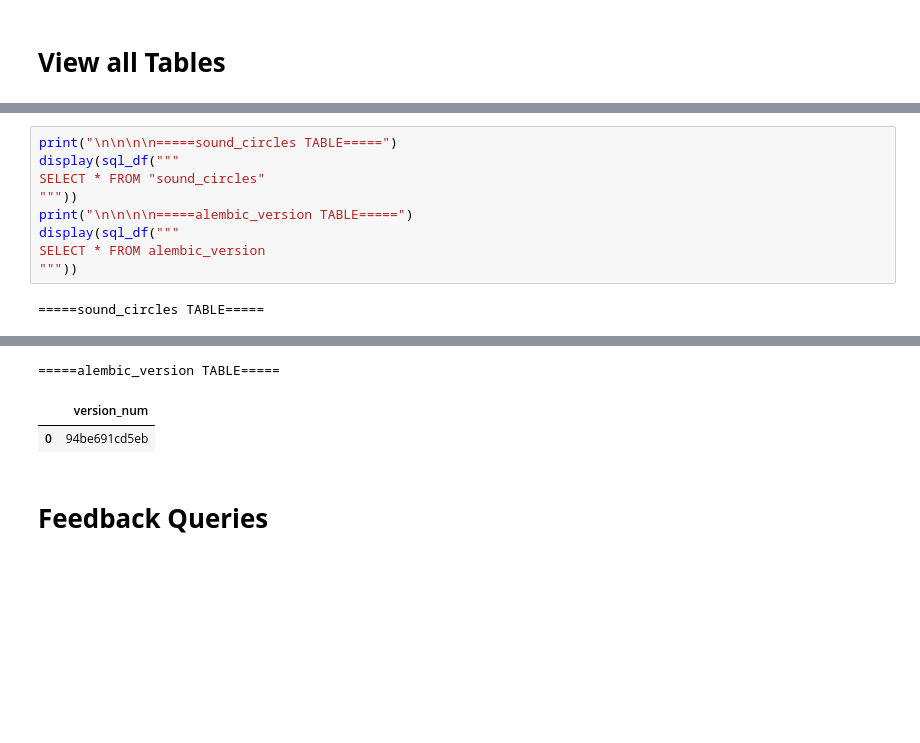
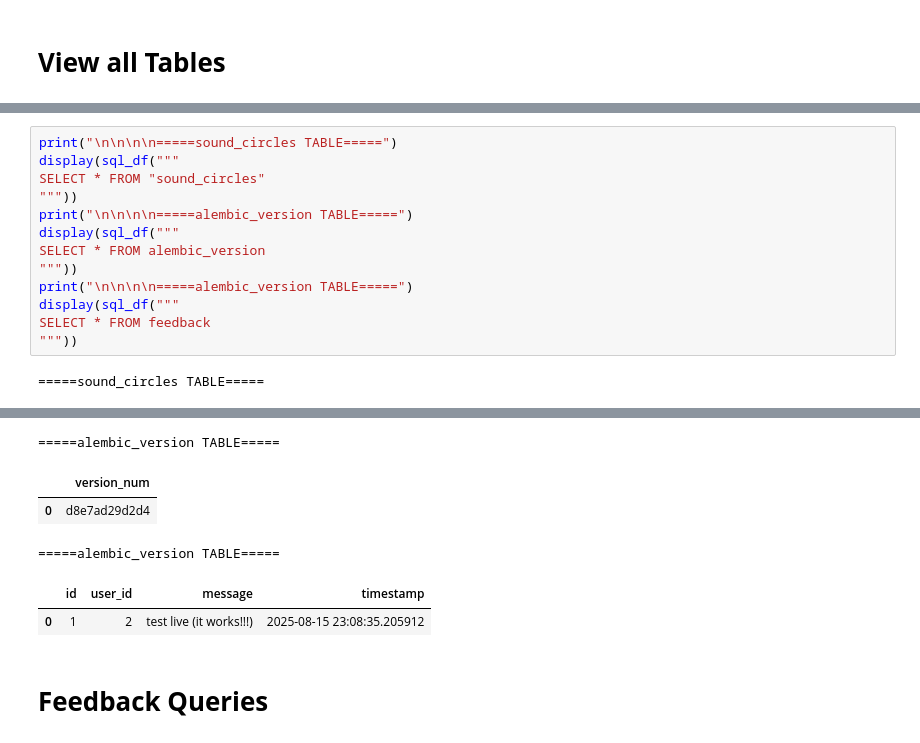
Before and after one commit to nickhellmer/vibedrop, a Jupyter notebook: inspect_db-prod.ipynb, the cells around one changed output, grey strips where cells are left out. Cells and saved outputs as stored; diff of their text form; blank space fills up the shorter version.

```diff
--- a/inspect_db-prod.ipynb
+++ b/inspect_db-prod.ipynb
@@ -148,23 +151,30 @@ SELECT * FROM song_feedback
 # %%
 print("\n\n\n\n=====sound_circles TABLE=====")
 display(sql_df("""
 SELECT * FROM "sound_circles"
 """))
 print("\n\n\n\n=====alembic_version TABLE=====")
 display(sql_df("""
 SELECT * FROM alembic_version
 """))
+print("\n\n\n\n=====alembic_version TABLE=====")
+display(sql_df("""
+SELECT * FROM feedback
+"""))
 # %% [output]
 =====sound_circles TABLE=====
 |  | id | circle_name | drop_frequency | drop_day1 | drop_day2 | drop_time | invite_code | creator_id | ... |
 | 0 | 1 | JOIN THIS CIRCLE (Weekly 5pm EST)... | Weekly | Friday | Monday | 2025-08-08 21:00:00+00:00 | KcieU5EX | 2 | ... |
 | 1 | 2 | Mad Lads of the Midwest | Weekly | Friday | Monday | 2025-08-12 21:00:00+00:00 | mcF3dFFZ | 2 | ... |
 | 2 | 3 | SOLO TEST - Daily 8pm est | Daily | Monday | Monday | 2025-08-13 00:00:00+00:00 | dik72Zwr | 2 | ... |
 | 3 | 4 | SOLO TEST - Daily 10pm est | Daily | Monday | Monday | 2025-08-14 02:00:00+00:00 | 6bglm4Zs | 2 | ... |
 | 4 | 5 | Sophia's Circle - Wednesdays 1PM EST | Weekly | Wednesday | Monday | 2025-08-13 17:00:00+00:00 | mCIz0W94 | 2 | ... |
 =====alembic_version TABLE=====
 |  | version_num |
-| 0 | 94be691cd5eb |
+| 0 | d8e7ad29d2d4 |
+=====alembic_version TABLE=====
+|  | id | user_id | message | timestamp |
+| 0 | 1 | 2 | test live (it works!!!) | 2025-08-15 23:08:35.205912 |
 # %% [markdown]
 # **Feedback Queries**
 # %% [markdown]
```
Also changed, not shown: parts of 2 cells of this notebook, 3 other files.
